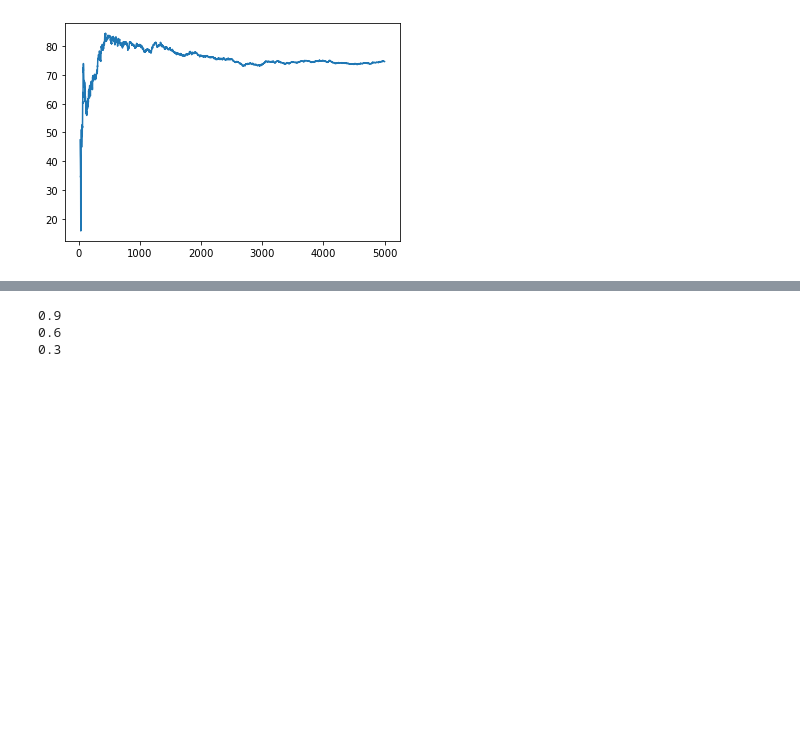
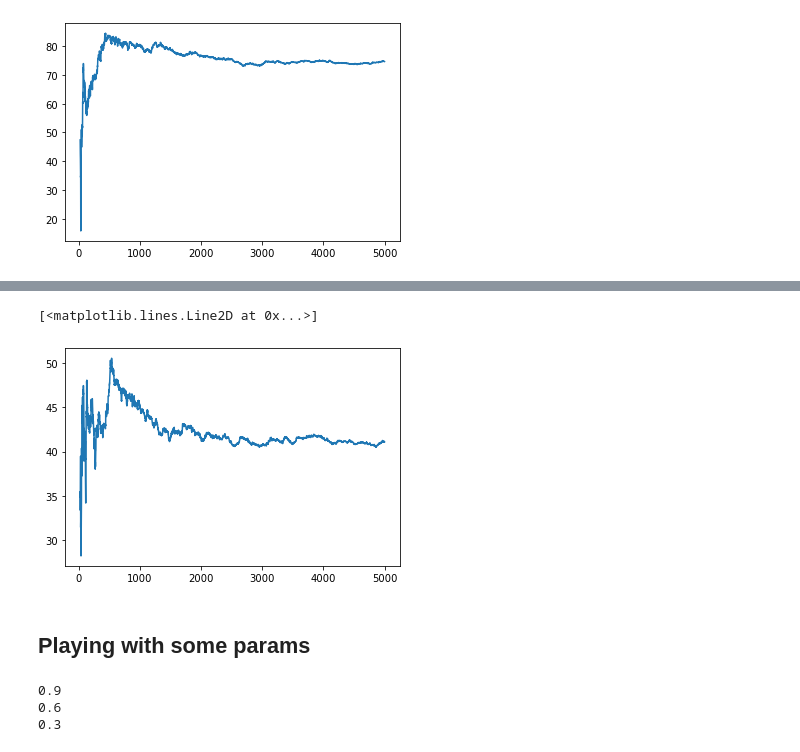
Before and after one commit to alexxcollins/Collins_Adib_INM707_CW, a Jupyter notebook: RobotEnv.ipynb, the cells around one changed output, grey strips where cells are left out. Saved outputs shown, nothing was run; the diff lists cells and outputs as text; code cells hidden in the pictures; blank space fills up the shorter version.

Commit message:
Implement SARSA algorithm

```diff
--- a/RobotEnv.ipynb
+++ b/RobotEnv.ipynb
@@ -50,0 +57,3 @@ plt.plot(np.arange(20, len(Rtot_avg)), Rtot_avg[20:])
+# %%
+%%time
+Q, Rtot = robotEnv.SARSA_learning(1,0.8,0.9)
@@ -51,3 +78,11 @@ plt.plot(np.arange(20, len(Rtot_avg)), Rtot_avg[20:])
+# %%
+Rtot_avg = Rtot.cumsum() / np.arange(1, len(Rtot) + 1)
+plt.plot(np.arange(20, len(Rtot_avg)), Rtot_avg[20:])
+# %% [output]
+[<matplotlib.lines.Line2D at 0x...>]
+[figure, added]
+# %% [markdown]
+## Playing with some params
 # %%
 alpha_list = [0.9, 0.6, 0.3]
 gamma_list = [0.9, 0.6, 0.3]
```
Also changed, not shown: parts of 9 cells of this notebook, 2 other files.
